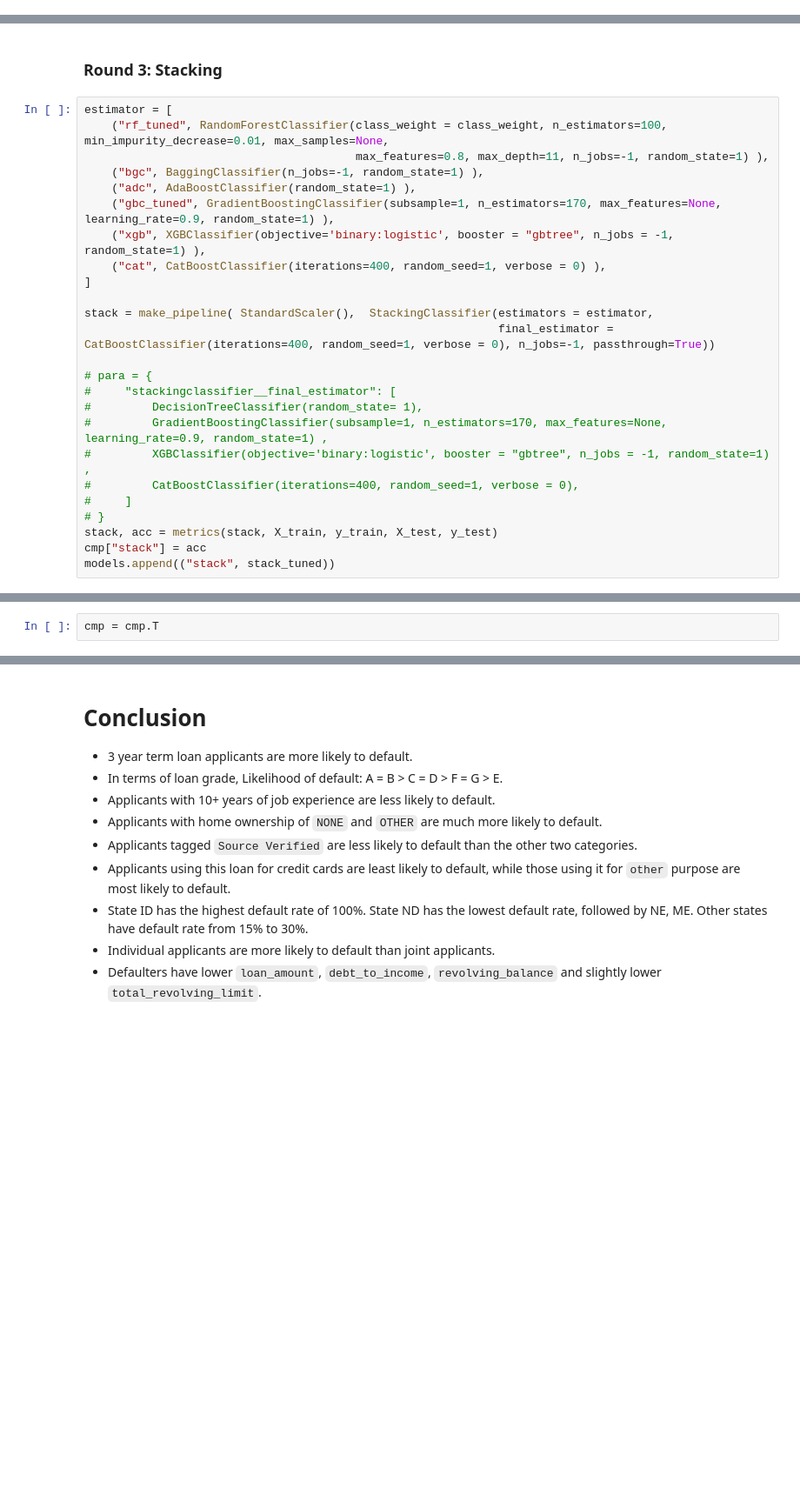
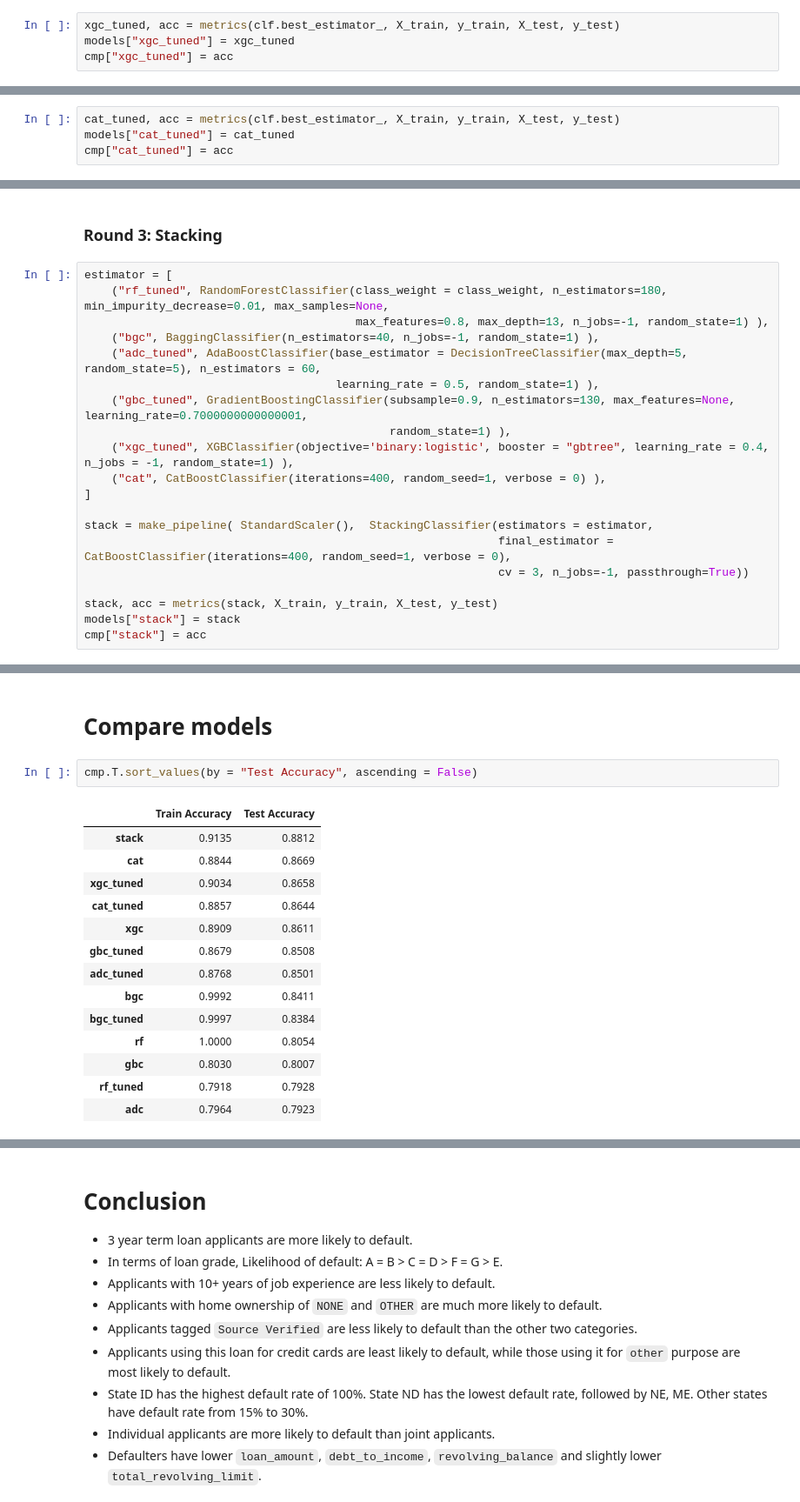
Before and after one commit to liangym2014/Data-science-and-machine-learning, a Jupyter notebook: 8.Hackathon_Loan_Default.ipynb, the cells around one changed output, grey strips where cells are left out. Shown at 87% size. Cells and saved outputs as stored; diff of their text form; blank space fills up the shorter version.

```diff
--- a/8.Hackathon_Loan_Default.ipynb
+++ b/8.Hackathon_Loan_Default.ipynb
@@ -910,0 +1137,4 @@ test accuracy: 0.8545118914741994
+# %%
+xgc_tuned, acc = metrics(clf.best_estimator_, X_train, y_train, X_test, y_test)
+models["xgc_tuned"] = xgc_tuned
+cmp["xgc_tuned"] = acc
@@ -910,0 +1165,4 @@ test accuracy: 0.8545118914741994
+# %%
+cat_tuned, acc = metrics(clf.best_estimator_, X_train, y_train, X_test, y_test)
+models["cat_tuned"] = cat_tuned
+cmp["cat_tuned"] = acc
@@ -912,27 +1175,22 @@ test accuracy: 0.8545118914741994
 ### Round 3: Stacking
 # %%
 estimator = [
-    ("rf_tuned", RandomForestClassifier(class_weight = class_weight, n_estimators=100, min_impurity_decrease=0.01, max_samples=None,
-                                        max_features=0.8, max_depth=11, n_jobs=-1, random_state=1) ),
-    ("bgc", BaggingClassifier(n_jobs=-1, random_state=1) ),
-    ("adc", AdaBoostClassifier(random_state=1) ),
-    ("gbc_tuned", GradientBoostingClassifier(subsample=1, n_estimators=170, max_features=None, learning_rate=0.9, random_state=1) ),
-    ("xgb", XGBClassifier(objective='binary:logistic', booster = "gbtree", n_jobs = -1, random_state=1) ),
+    ("rf_tuned", RandomForestClassifier(class_weight = class_weight, n_estimators=180, min_impurity_decrease=0.01, max_samples=None,
+                                        max_features=0.8, max_depth=13, n_jobs=-1, random_state=1) ),
+    ("bgc", BaggingClassifier(n_estimators=40, n_jobs=-1, random_state=1) ),
+    ("adc_tuned", AdaBoostClassifier(base_estimator = DecisionTreeClassifier(max_depth=5, random_state=5), n_estimators = 60,
+                                     learning_rate = 0.5, random_state=1) ),
+    ("gbc_tuned", GradientBoostingClassifier(subsample=0.9, n_estimators=130, max_features=None, learning_rate=0.7000000000000001,
+                                             random_state=1) ),
+    ("xgc_tuned", XGBClassifier(objective='binary:logistic', booster = "gbtree", learning_rate = 0.4, n_jobs = -1, random_state=1) ),
     ("cat", CatBoostClassifier(iterations=400, random_seed=1, verbose = 0) ),
 ]
 
 stack = make_pipeline( StandardScaler(),  StackingClassifier(estimators = estimator,
-                                                             final_estimator = CatBoostClassifier(iterations=400, random_seed=1, verbose = 0), n_jobs=-1, passthrough=True))
+                                                             final_estimator = CatBoostClassifier(iterations=400, random_seed=1, verbose = 0),
+                                                             cv = 3, n_jobs=-1, passthrough=True))
 
-# para = {
-#     "stackingclassifier__final_estimator": [
-#         DecisionTreeClassifier(random_state= 1),
-#         GradientBoostingClassifier(subsample=1, n_estimators=170, max_features=None, learning_rate=0.9, random_state=1) ,
-#         XGBClassifier(objective='binary:logistic', booster = "gbtree", n_jobs = -1, random_state=1) ,
-#         CatBoostClassifier(iterations=400, random_seed=1, verbose = 0),
-#     ]
-# }
 stack, acc = metrics(stack, X_train, y_train, X_test, y_test)
+models["stack"] = stack
 cmp["stack"] = acc
-models.append(("stack", stack_tuned))
 # %% [output]
@@ -945,2 +1198,0 @@ test accuracy: 0.8818579891817635
-# %%
-cmp = cmp.T
@@ -1170,0 +1238,19 @@ output.to_csv("cattle4_submission.csv")
+# %% [markdown]
+# Compare models
+# %%
+cmp.T.sort_values(by = "Test Accuracy", ascending = False)
+# %% [output]
+|  | Train Accuracy | Test Accuracy |
+| stack | 0.9135 | 0.8812 |
+| cat | 0.8844 | 0.8669 |
+| xgc_tuned | 0.9034 | 0.8658 |
+| cat_tuned | 0.8857 | 0.8644 |
+| xgc | 0.8909 | 0.8611 |
+| gbc_tuned | 0.8679 | 0.8508 |
+| adc_tuned | 0.8768 | 0.8501 |
+| bgc | 0.9992 | 0.8411 |
+| bgc_tuned | 0.9997 | 0.8384 |
+| rf | 1.0000 | 0.8054 |
+| gbc | 0.8030 | 0.8007 |
+| rf_tuned | 0.7918 | 0.7928 |
+| adc | 0.7964 | 0.7923 |
```
Also changed, not shown: parts of 102 cells of this notebook.
